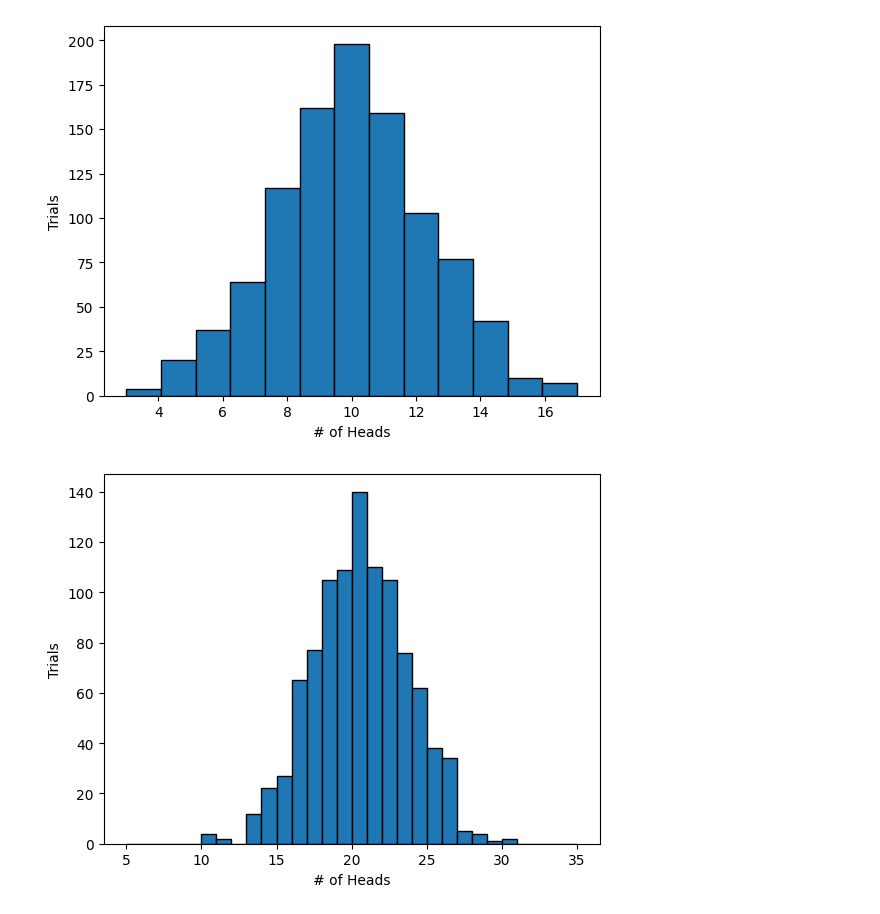
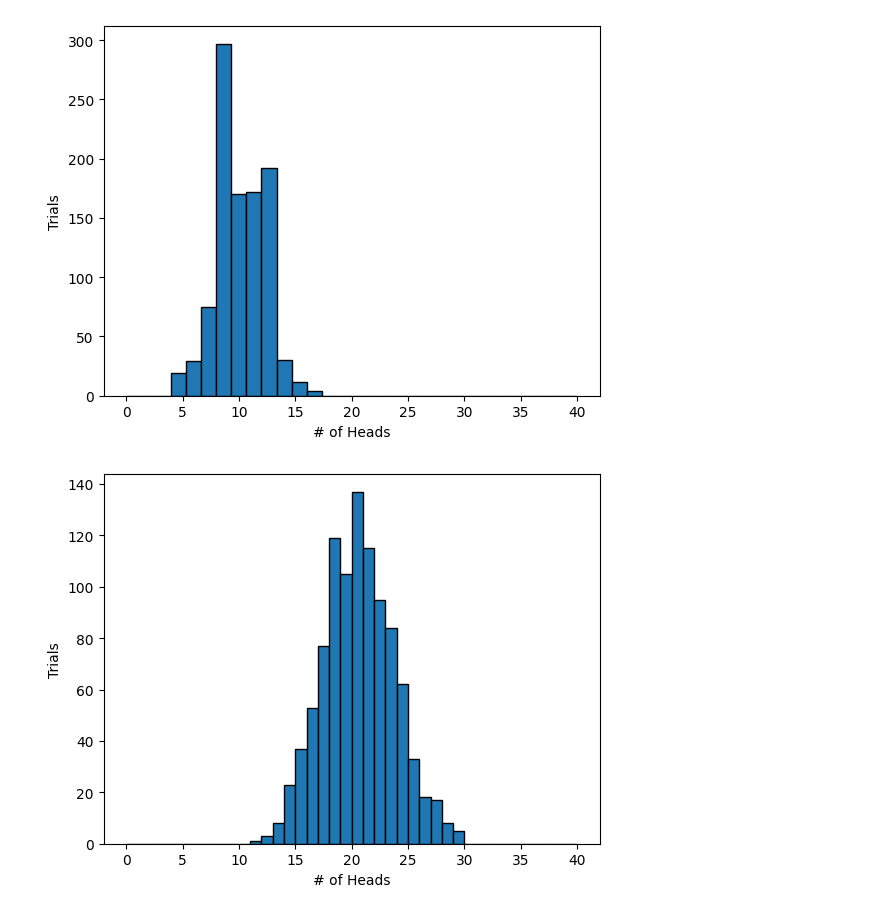
Before and after one commit to RachelK23/STAT400_CLT_Project, a Jupyter notebook: STAT400_CLT_Project.ipynb, the cells around one changed output. Cells and saved outputs as stored; diff of their text form; code cells hidden in the pictures.

```diff
--- a/STAT400_CLT_Project.ipynb
+++ b/STAT400_CLT_Project.ipynb
@@ -25,22 +25,22 @@ plt.show()
 # %%
 # Task 1, n = 20
 sample2 = []
 heads = 0
 
 for y in range(1000):
     for x in range(20):
         heads = heads + random.randint(0,1)
     sample2.append(heads)
     heads = 0
 
 
 
-plt.hist(sample2, bins= 13, edgecolor='black')
+plt.hist(sample2, bins= 30, edgecolor='black', range = [0, 40])
 plt.xlabel('# of Heads')
 plt.ylabel('Trials')
 plt.show()
 # %% [output]
-[figure, old version]
+[figure, new version]
 # %%
 # Task 1, n = 40
 sample3 = []
@@ -52,12 +52,12 @@ for y in range(1000):
     sample3.append(heads)
     heads = 0
 
-plt.hist(sample3, bins=30, edgecolor='black', range = (5, 35))
+plt.hist(sample3, bins=40, edgecolor='black', range = [0, 40])
 plt.xlabel('# of Heads')
 plt.ylabel('Trials')
 plt.show()
 # %% [output]
-[figure, old version]
+[figure, new version]
 # %%
 # Task 1, n = 80
 sample4 = []
```
Also changed, not shown: parts of 14 cells of this notebook.
